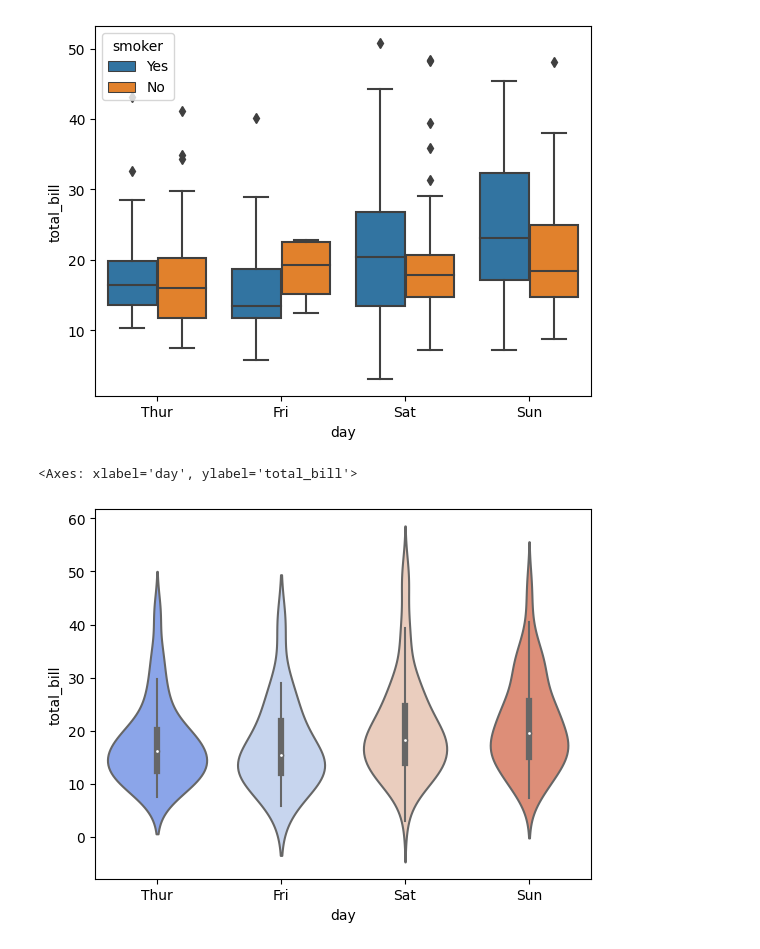
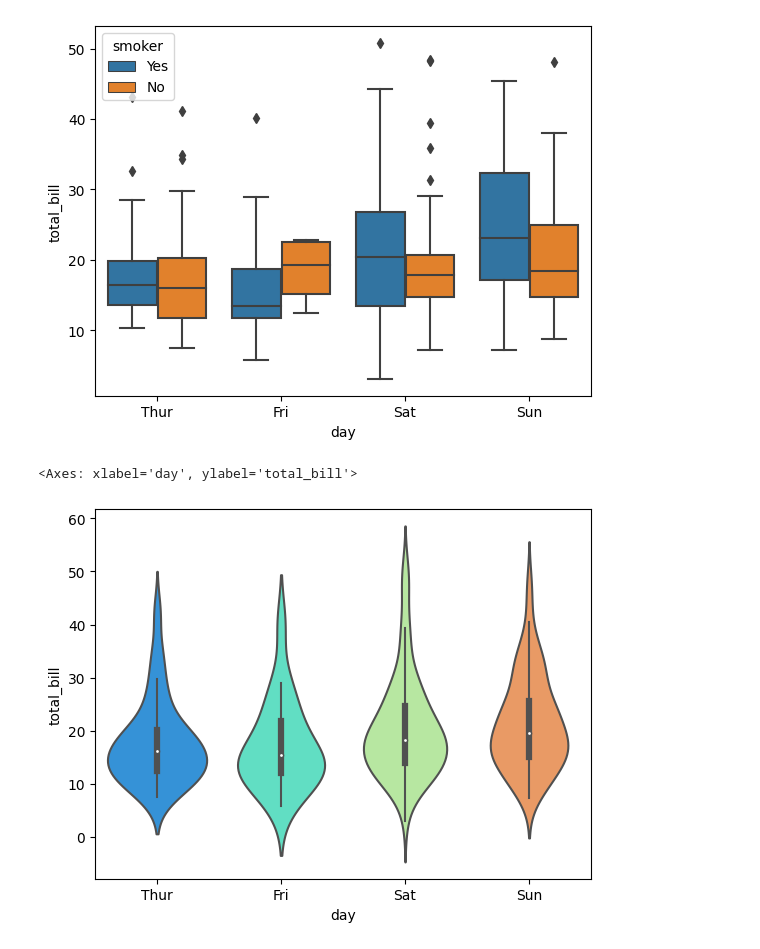
Before and after one commit to MeghanGH/google-colaboratory, a Jupyter notebook: Seaborn.ipynb, the cells around one changed output. Drawn from its saved outputs; the diff is of its cells as text; code cells hidden in the pictures.

```diff
--- a/Seaborn.ipynb
+++ b/Seaborn.ipynb
@@ -84,8 +84,8 @@ sns.boxplot(x='day', y='total_bill', data=tips, hue='smoker')
 <Axes: xlabel='day', ylabel='total_bill'>
 [figure]
 # %%
-sns.violinplot(x='day', y='total_bill', data=tips, palette='coolwarm')
+sns.violinplot(x='day', y='total_bill', data=tips, palette='rainbow')
 # %% [output]
 <Axes: xlabel='day', ylabel='total_bill'>
-[figure, old version]
+[figure, new version]
 # %%
```
Also changed, not shown: parts of 10 cells of this notebook.
